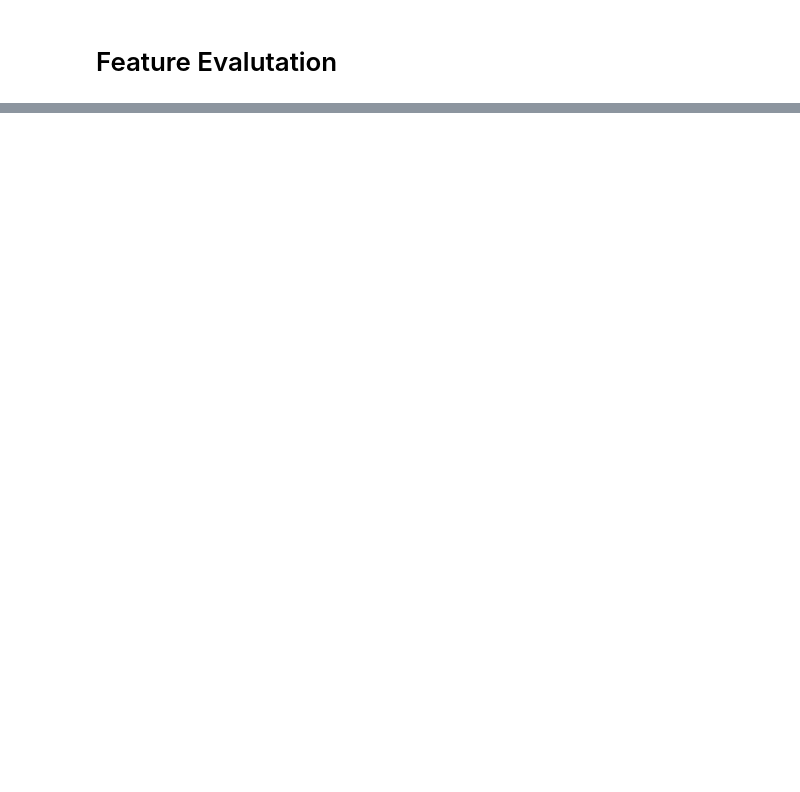
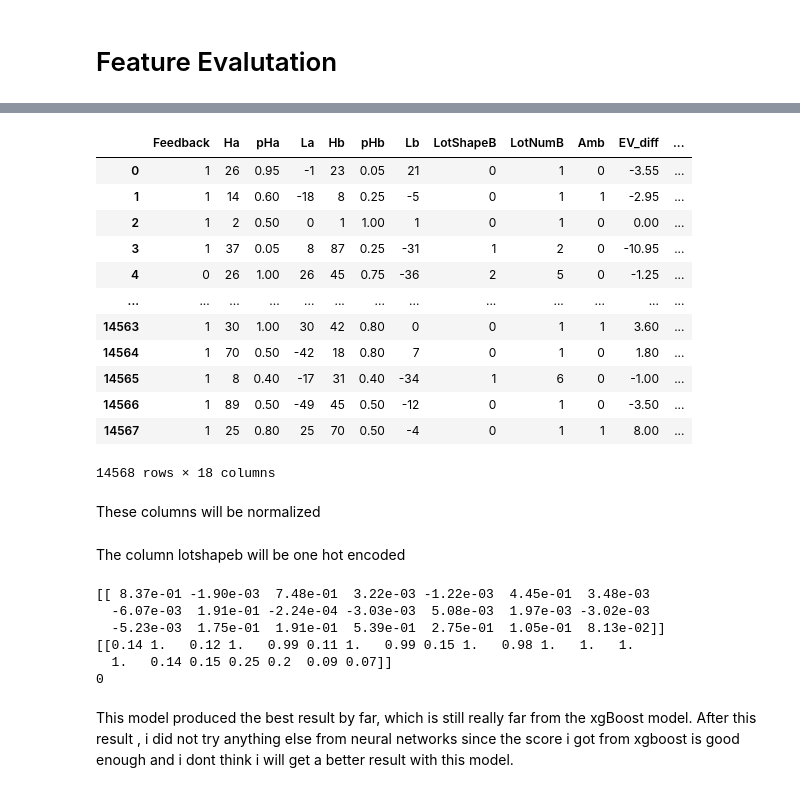
Before and after one commit to vassilismylo/Applied_ML, a Jupyter notebook: choices13k_ex3/choices13_ex3.ipynb, the cells around one changed output, grey strips where cells are left out. Drawn from its saved outputs; the diff is of its cells as text; code cells hidden in the pictures; blank space fills up the shorter version.

```diff
--- a/choices13k_ex3/choices13_ex3.ipynb
+++ b/choices13k_ex3/choices13_ex3.ipynb
@@ -792,0 +387,34 @@ from sklearn.model_selection import cross_val_score
+# %%
+feature_cols = [
+    # 'Problem',
+    'Feedback',
+    # 'n',
+    # 'Block',
+    'Ha',
+    'pHa',
+    'La',
+    'Hb',
+    'pHb',
+    'Lb',
+    'LotShapeB',
+    'LotNumB',
+    'Amb',
+    # 'Corr',
+    # 'EV_A',
+    # 'EV_B',
+    'EV_diff',
+    # 'EW_A',
+    # 'EW_B',
+    'EW_diff',
+    # 'Worst_A',
+    'Worst_B',
+    'Worst_diff',
+    "Regret_A",
+    "Regret_B",
+    # "Regret_diff",
+    'A_dominates',
+    'B_dominates',
+]
+
+X = feature_table[feature_cols]
+y = feature_table["bRate"]
@@ -1528,0 +1004,18 @@ dtype: float64
+# %%
+X
+# %% [output]
+|  | Feedback | Ha | pHa | La | Hb | pHb | Lb | LotShapeB | LotNumB | Amb | EV_diff | ... |
+| 0 | 1 | 26 | 0.95 | -1 | 23 | 0.05 | 21 | 0 | 1 | 0 | -3.55 | ... |
+| 1 | 1 | 14 | 0.60 | -18 | 8 | 0.25 | -5 | 0 | 1 | 1 | -2.95 | ... |
+| 2 | 1 | 2 | 0.50 | 0 | 1 | 1.00 | 1 | 0 | 1 | 0 | 0.00 | ... |
+| 3 | 1 | 37 | 0.05 | 8 | 87 | 0.25 | -31 | 1 | 2 | 0 | -10.95 | ... |
+| 4 | 0 | 26 | 1.00 | 26 | 45 | 0.75 | -36 | 2 | 5 | 0 | -1.25 | ... |
+| ... | ... | ... | ... | ... | ... | ... | ... | ... | ... | ... | ... | ... |
+| 14563 | 1 | 30 | 1.00 | 30 | 42 | 0.80 | 0 | 0 | 1 | 1 | 3.60 | ... |
+| 14564 | 1 | 70 | 0.50 | -42 | 18 | 0.80 | 7 | 0 | 1 | 0 | 1.80 | ... |
+| 14565 | 1 | 8 | 0.40 | -17 | 31 | 0.40 | -34 | 1 | 6 | 0 | -1.00 | ... |
+| 14566 | 1 | 89 | 0.50 | -49 | 45 | 0.50 | -12 | 0 | 1 | 0 | -3.50 | ... |
+| 14567 | 1 | 25 | 0.80 | 25 | 70 | 0.50 | -4 | 0 | 1 | 1 | 8.00 | ... |
+14568 rows × 18 columns
+# %% [markdown]
+These columns will be normalized
@@ -1528,0 +1037,2 @@ dtype: float64
+# %% [markdown]
+The column lotshapeb will be one hot encoded
@@ -1528,0 +1062,16 @@ dtype: float64
+# %%
+normalizer = tf.keras.layers.Normalization(axis=-1)
+normalizer.adapt(X_train.to_numpy())
+with np.printoptions(precision=2):
+    print(normalizer.mean.numpy())
+    print(normalizer.variance.numpy())
+    print(normalizer.count.numpy())
+# %% [output]
+[[ 8.37e-01 -1.90e-03  7.48e-01  3.22e-03 -1.22e-03  4.45e-01  3.48e-03
+  -6.07e-03  1.91e-01 -2.24e-04 -3.03e-03  5.08e-03  1.97e-03 -3.02e-03
+  -5.23e-03  1.75e-01  1.91e-01  5.39e-01  2.75e-01  1.05e-01  8.13e-02]]
+[[0.14 1.   0.12 1.   0.99 0.11 1.   0.99 0.15 1.   0.98 1.   1.   1.
+  1.   0.14 0.15 0.25 0.2  0.09 0.07]]
+0
+# %% [markdown]
+This model produced the best result by far, which is still really far from the xgBoost model. After this result , i did not try anything else from neural networks since the score i got from xgboost is good enough and i dont think i will get a better result with this model.
```
Also changed, not shown: parts of 181 cells of this notebook.
